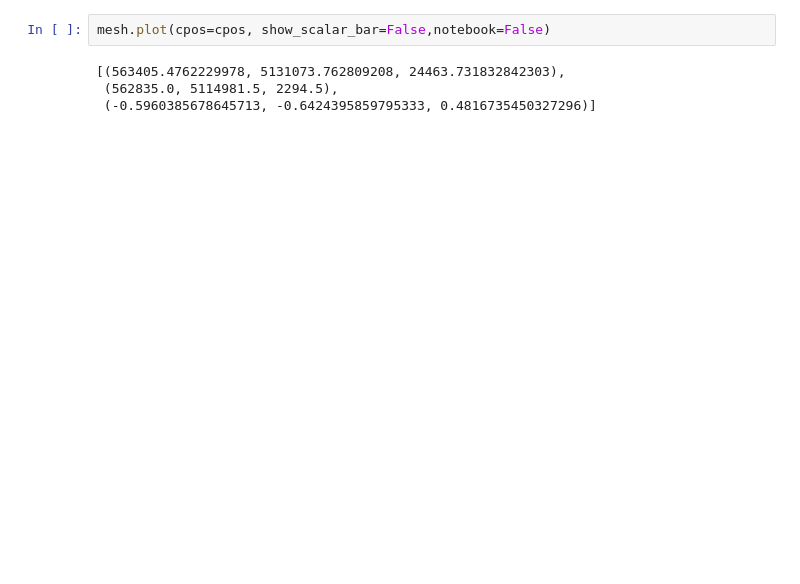
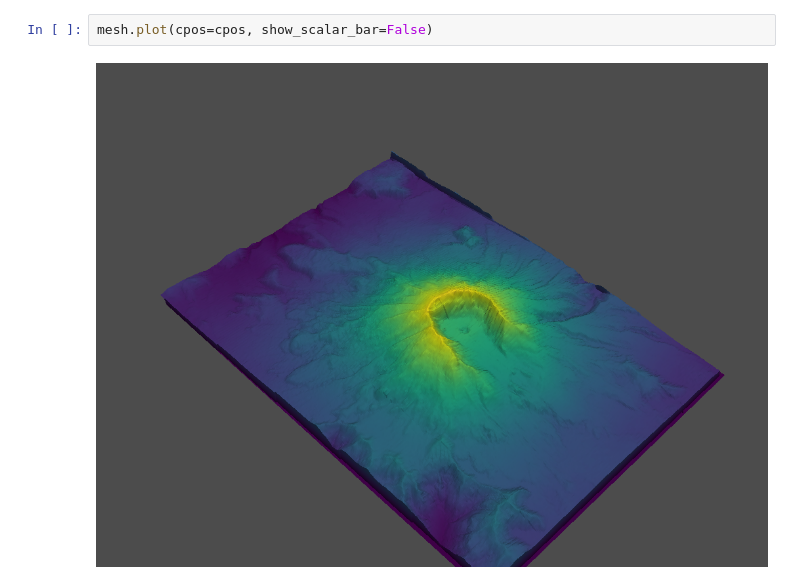
Before and after one commit to DennisHgj/bindertest, a Jupyter notebook: pyvista_test.ipynb, the cells around one changed output. Saved outputs shown, nothing was run; the diff lists cells and outputs as text; blank space fills up the shorter version.

```diff
--- a/pyvista_test.ipynb
+++ b/pyvista_test.ipynb
@@ -13,6 +10,4 @@ cpos = [(575848., 5128459., 22289.),
 # %%
-mesh.plot(cpos=cpos, show_scalar_bar=False,notebook=False)
+mesh.plot(cpos=cpos, show_scalar_bar=False)
 # %% [output]
-[(563405.4762229978, 5131073.762809208, 24463.731832842303),
- (562835.0, 5114981.5, 2294.5),
- (-0.5960385678645713, -0.6424395859795333, 0.4816735450327296)]
+[figure, added]
```
Also changed, not shown: parts of 1 cell of this notebook, 3 other files.
